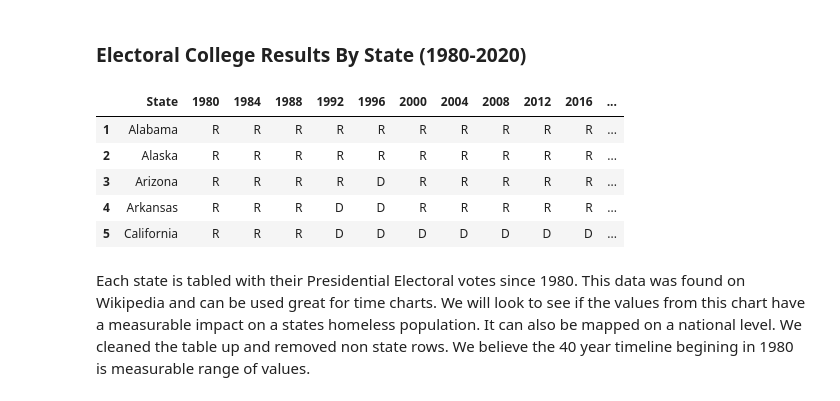
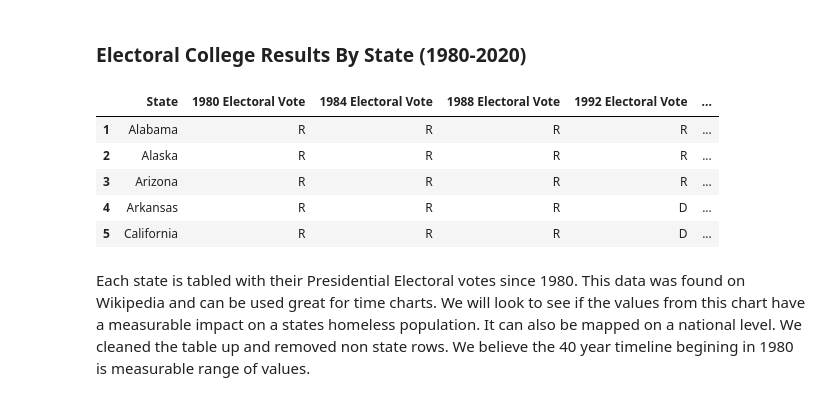
Before and after one commit to chloeu99/chloeu99.github.io, a Jupyter notebook: Final Tutorial.ipynb, the cells around one changed output. Cells and saved outputs as stored; diff of their text form; code cells hidden in the pictures.

```diff
--- a/Final Tutorial.ipynb
+++ b/Final Tutorial.ipynb
@@ -128,33 +174,37 @@ DataFrame of 50 rows (each state) and two columns (State and Minimum Wage). The
 # %%
 #data for which party each state voted for in presidential elections
 r1 = requests.get("https://en.wikipedia.org/wiki/List_of_United_States_presidential_election_results_by_state")
 #parse
 root1 = BeautifulSoup(r1.content)
 #find table
 table1 = root1.find("table")
 #read as table
 votes = pd.read_html(str(table1))
 votes = pd.concat(votes)
 #remove nans at end
 votes = votes[:54]
 #clean year data
 votes[59][0] = 2000
 votes[64][0] = 2016
 #cut data down to range from 1980-2020 elections
 votes = votes[[0,54,55,56,57,58,59,61,62,63,64,65]]
 #clean - set years to column values
+
 for columns in votes:
-    votes.rename({columns:votes[columns][0]},inplace=True, axis="columns")
+    votes.rename({columns:str(votes[columns][0]) + " Electoral Vote"},inplace=True, axis="columns")
+
+votes = votes.rename({"State Electoral Vote":"State"}, axis="columns")
+
 #removes non state rows
 votes = votes.drop([0,26,53])
 votes.head()
 # %% [output]
-|  | State | 1980 | 1984 | 1988 | 1992 | 1996 | 2000 | 2004 | 2008 | 2012 | 2016 | ... |
-| 1 | Alabama | R | R | R | R | R | R | R | R | R | R | ... |
-| 2 | Alaska | R | R | R | R | R | R | R | R | R | R | ... |
-| 3 | Arizona | R | R | R | R | D | R | R | R | R | R | ... |
-| 4 | Arkansas | R | R | R | D | D | R | R | R | R | R | ... |
-| 5 | California | R | R | R | D | D | D | D | D | D | D | ... |
+|  | State | 1980 Electoral Vote | 1984 Electoral Vote | 1988 Electoral Vote | 1992 Electoral Vote | ... |
+| 1 | Alabama | R | R | R | R | ... |
+| 2 | Alaska | R | R | R | R | ... |
+| 3 | Arizona | R | R | R | R | ... |
+| 4 | Arkansas | R | R | R | D | ... |
+| 5 | California | R | R | R | D | ... |
 # %% [markdown]
 Each state is tabled with their Presidential Electoral votes since 1980. This data was found on Wikipedia and can be used great for time charts. We will look to see if the values from this chart have a measurable impact on a states homeless population. It can also be mapped on a national level. We cleaned the table up and removed non state rows. We believe the 40 year timeline begining in 1980 is measurable range of values.
 # %% [markdown]
```
Also changed, not shown: parts of 36 cells of this notebook, 25 other files.
